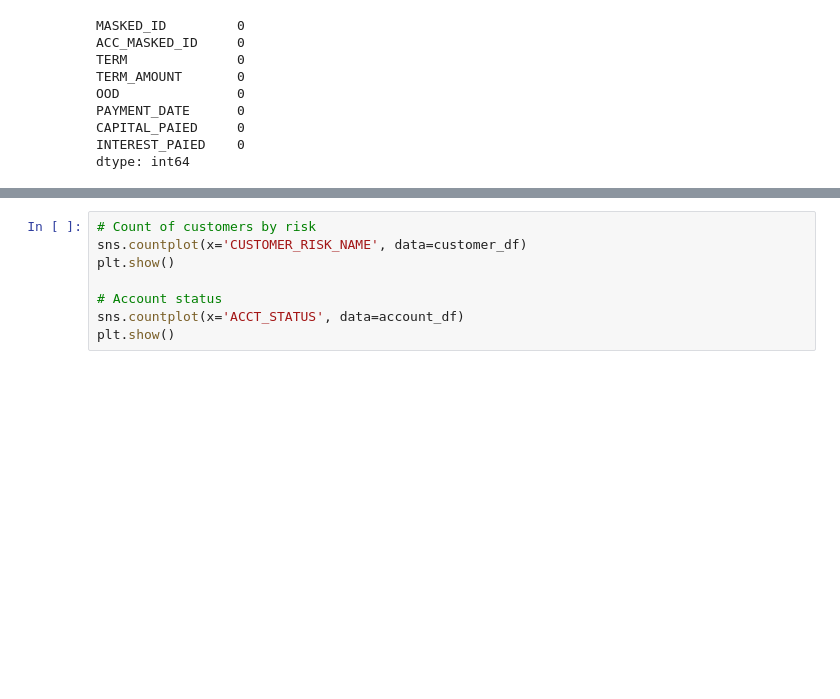
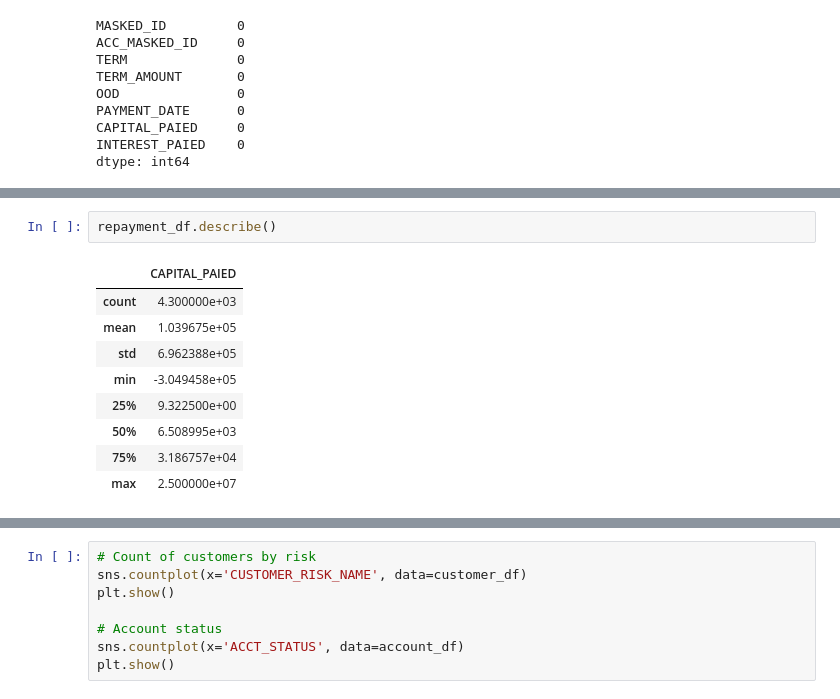
Before and after one commit to Kavindya-1/FYP, a Jupyter notebook: Initial notebook.ipynb, the cells around one changed output, grey strips where cells are left out. Cells and saved outputs as stored; diff of their text form; blank space fills up the shorter version.

```diff
--- a/Initial notebook.ipynb
+++ b/Initial notebook.ipynb
@@ -238,0 +248,12 @@ dtype: int64
+# %%
+repayment_df.describe()
+# %% [output]
+|  | CAPITAL_PAIED |
+| count | 4.300000e+03 |
+| mean | 1.039675e+05 |
+| std | 6.962388e+05 |
+| min | -3.049458e+05 |
+| 25% | 9.322500e+00 |
+| 50% | 6.508995e+03 |
+| 75% | 3.186757e+04 |
+| max | 2.500000e+07 |
```
Also changed, not shown: parts of 33 cells of this notebook, 2 other files.
